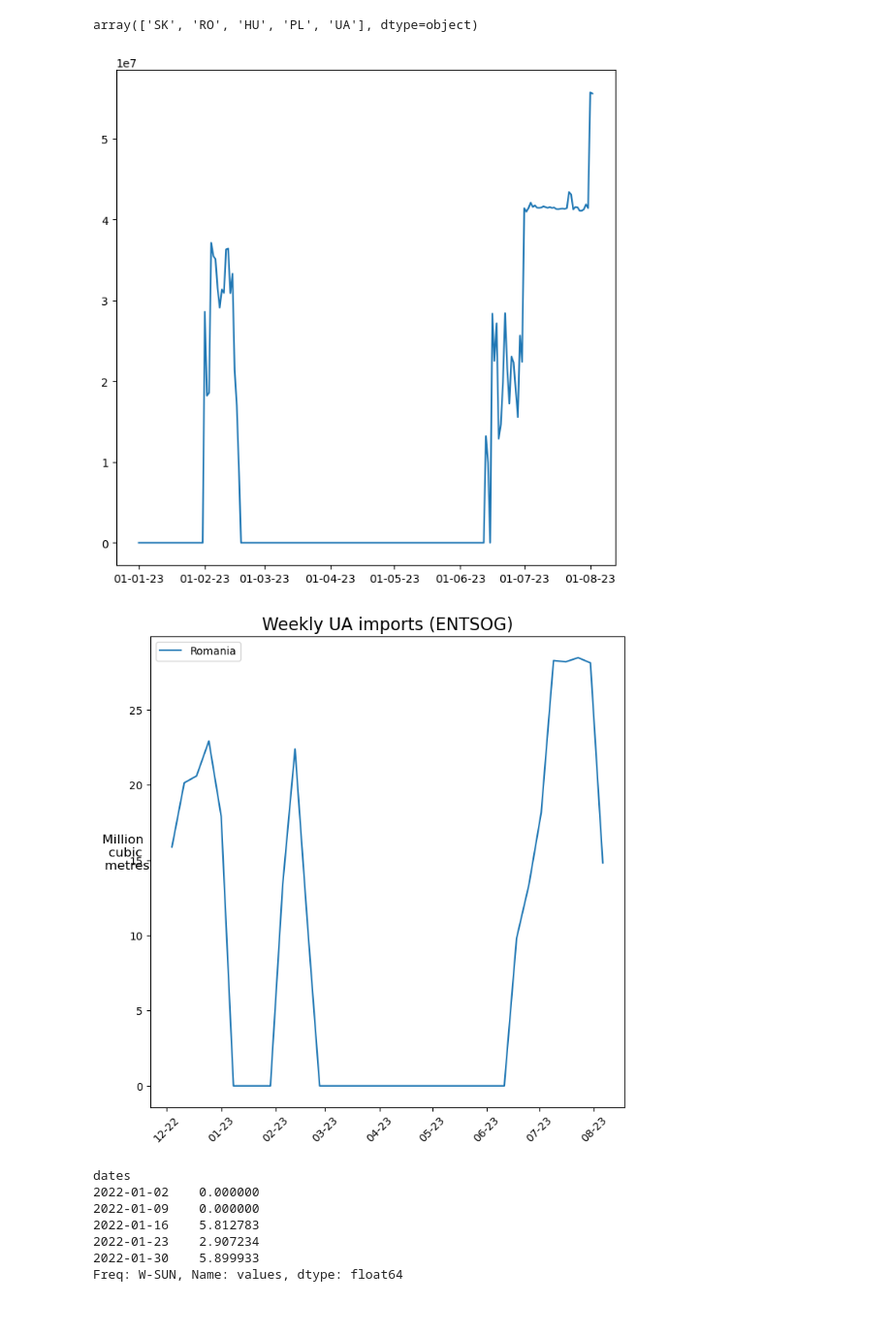
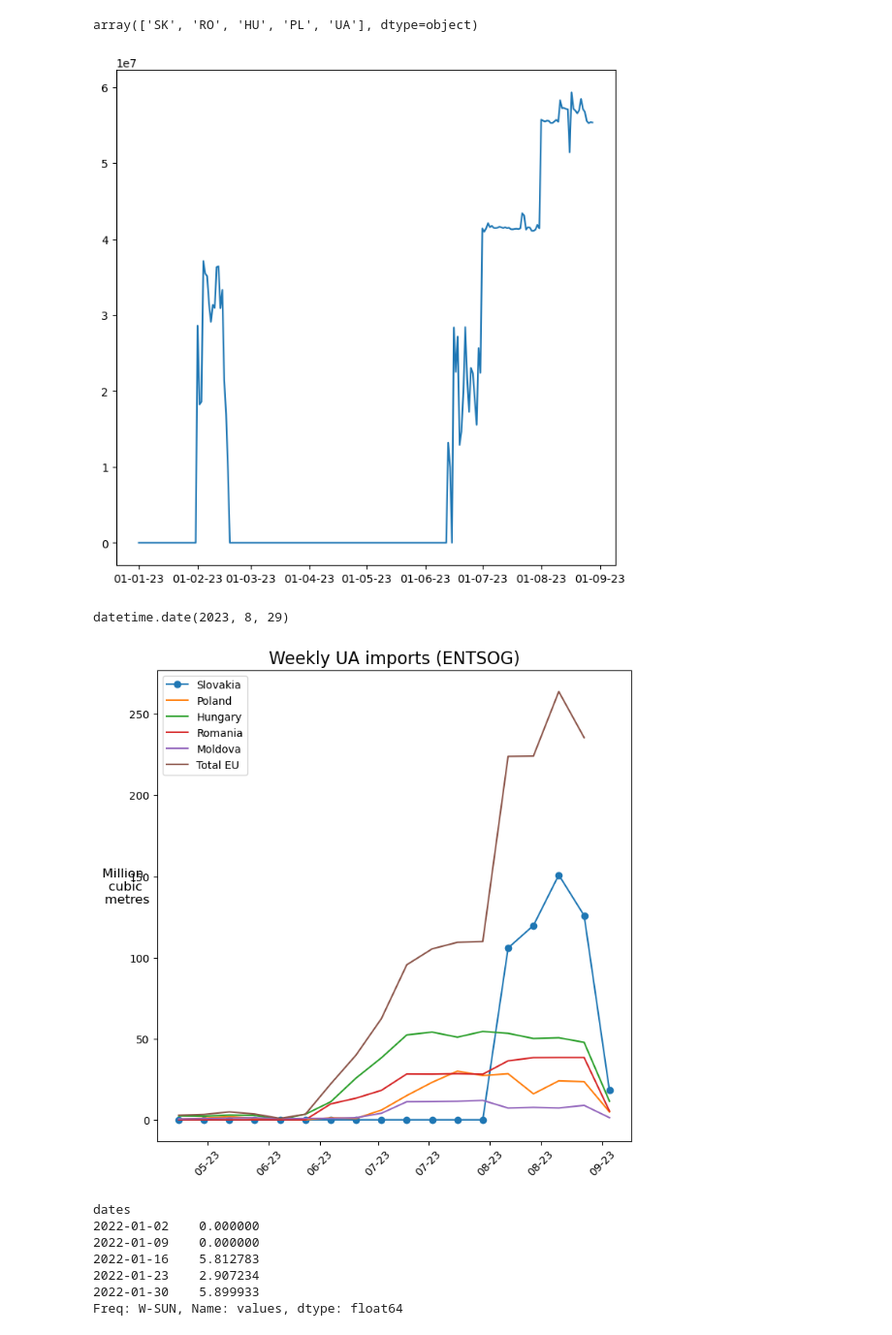
Before and after one commit to greenbruegel/gas-imports, a Jupyter notebook: entsog UA flows.ipynb, the cells around one changed output. Shown at 97% size. Cells and saved outputs as stored; diff of their text form; code cells hidden in the pictures.

```diff
--- a/entsog UA flows.ipynb
+++ b/entsog UA flows.ipynb
@@ -169,3 +170,5 @@ rom = rom.sort_index()
 mold = df[(df.label=='Ungheni')&(df.operator=='RO-TSO-0001')]
 mold.set_index(pd.DatetimeIndex(mold['dates']),inplace=True)
 mold = mold.sort_index()
+# %%
+rom.replace('UA','RO',inplace=True)
@@ -178,41 +184,49 @@ import matplotlib.dates as mdates
 # %%
 fig, ax = plt.subplots(figsize=(8, 8))
 ro_day = rom['2023':]['values']
-ax.plot(ro_day,label='Moldovia')
+ax.plot(ro_day,label='Romania')
 date_form1 = DateFormatter("%d-%m-%y")
 ax.xaxis.set_major_formatter(date_form1)
 plt.show()
 # %% [output]
-[figure, old version]
+[figure, new version]
+# %%
+today
+# %% [output]
+datetime.date(2023, 8, 29)
 # %%
+startdate = '2023-05-01'
+enddate = today
 fig, ax = plt.subplots(figsize=(8, 8))
-slov_plt = slov['2022':]['values'].groupby(pd.Grouper(freq='W')).sum(numeric_only=True)/converter
-hung_plt = hung['2022':]['values'].groupby(pd.Grouper(freq='W')).sum(numeric_only=True)/converter
-pol_plt = pol['2022':]['values'].groupby(pd.Grouper(freq='W')).sum(numeric_only=True)/converter
-rom_plt = rom['2022-12':]['values'].groupby(pd.Grouper(freq='W')).sum(numeric_only=True)/converter
-mold_plt = mold['2022':]['values'].groupby(pd.Grouper(freq='W')).sum(numeric_only=True)/converter
+slov_plt = slov[startdate:enddate]['values'].groupby(pd.Grouper(freq='W')).sum(numeric_only=True)/converter
+hung_plt = hung[startdate:enddate]['values'].groupby(pd.Grouper(freq='W')).sum(numeric_only=True)/converter
+pol_plt = pol[startdate:enddate]['values'].groupby(pd.Grouper(freq='W')).sum(numeric_only=True)/converter
+rom_plt = rom[startdate:enddate]['values'].groupby(pd.Grouper(freq='W')).sum(numeric_only=True)/converter
+mold_plt = mold[startdate:enddate]['values'].groupby(pd.Grouper(freq='W')).sum(numeric_only=True)/converter
 
 total_eu = slov_plt+hung_plt+pol_plt+rom_plt
+total_eu = total_eu[startdate:enddate]
 
-# ax.plot(slov_plt, label='Slovakia',marker='o')
-# ax.plot(pol_plt,label='Poland')
-# ax.plot(hung_plt,label='Hungary')
+ax.plot(slov_plt, label='Slovakia',marker='o')
+ax.plot(pol_plt,label='Poland')
+ax.plot(hung_plt,label='Hungary')
 ax.plot(rom_plt,label='Romania')
-# ax.plot(mold_plt,label='Moldova')
+ax.plot(mold_plt,label='Moldova')
+ax.plot(total_eu,label='Total EU')
 
 date_form1 = DateFormatter("%m-%y")
 ax.xaxis.set_major_formatter(date_form1)
 # ax.xaxis.set_major_locator(ticker.MultipleLocator(1))
 # ax.xaxis.set_major_locator(mdates.DayLocator(interval=5))
 plt.xticks(rotation=45)
 
 plt.title('Weekly UA imports (ENTSOG)',fontsize='16')
 plt.ylabel('Million \n cubic \n metres',fontsize=12,rotation=0)
 plt.legend(loc='upper left')
 
 plt.show()
 # %% [output]
-[figure, old version]
+[figure, new version]
 # %%
 slov_plt.head()
 # %% [output]
```
Also changed, not shown: parts of 12 cells of this notebook, 2 other files.
